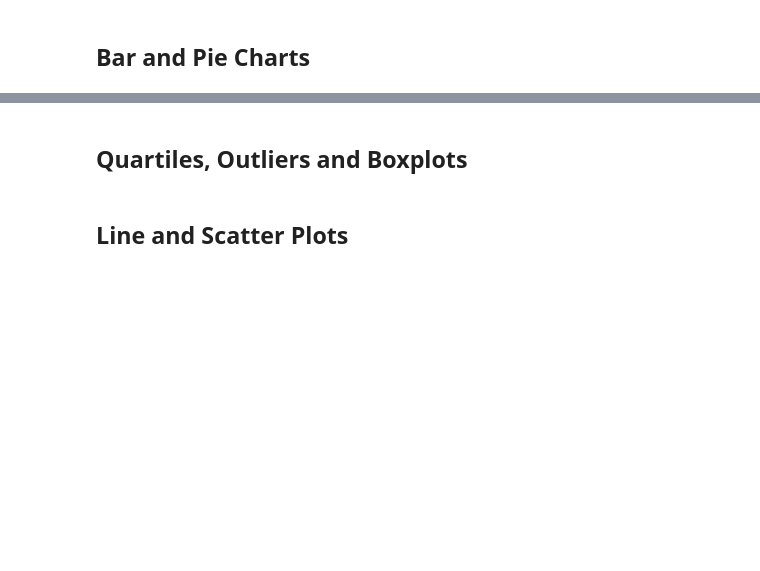
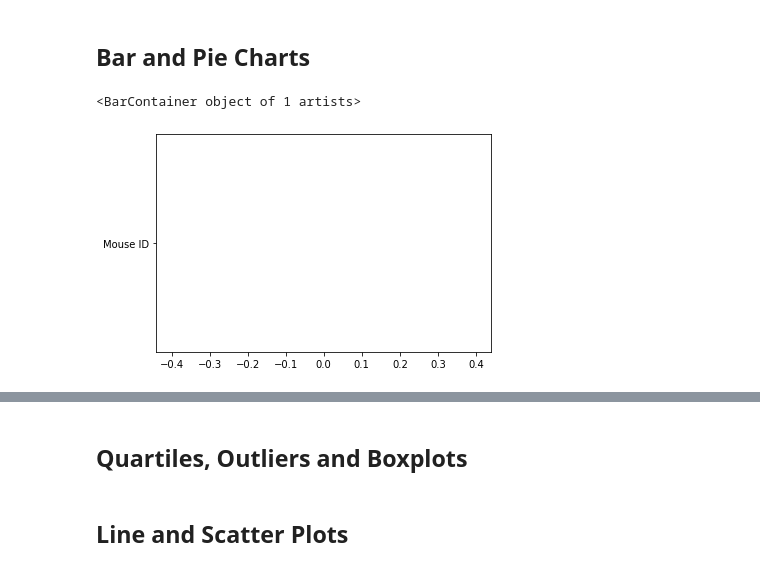
Before and after one commit to TylerWalje/matplotlib, a Jupyter notebook: pymaceuticals_starter.ipynb, the cells around one changed output, grey strips where cells are left out. Drawn from its saved outputs; the diff is of its cells as text; code cells hidden in the pictures; blank space fills up the shorter version.

```diff
--- a/pymaceuticals_starter.ipynb
+++ b/pymaceuticals_starter.ipynb
@@ -73,2 +89,17 @@ variance = combine.groupby("Drug Regimen")["Tumor Volume (mm3)"].variance
+# %%
+# Generate a bar plot showing the total number of unique mice tested on each drug regimen using pandas.
+mice = ["Mouse ID"]
+drugs = ["Drug Regimen"]
+x_axis = np.arange(len(drugs))
+plt.bar(x_axis, mice, color = "r", alpha = 0.5, align = "center")
+
+# mice = pd.DataFrame(combine.groupby(["Drug Regimen"]).count())
+# mice1 = mice[["Drug Regimen", "Mouse ID"]]
+# mice1 = mice.rename(columns={"Mouse ID": "Count"})
+# mice1 = mice1.set_index("Drug Regimen")
+# mice1
+# %% [output]
+<BarContainer object of 1 artists>
+[figure, added]
 # %%
 # Generate a bar plot showing the total number of unique mice tested on each drug regimen using pyplot.
```
Also changed, not shown: parts of 5 cells of this notebook.
